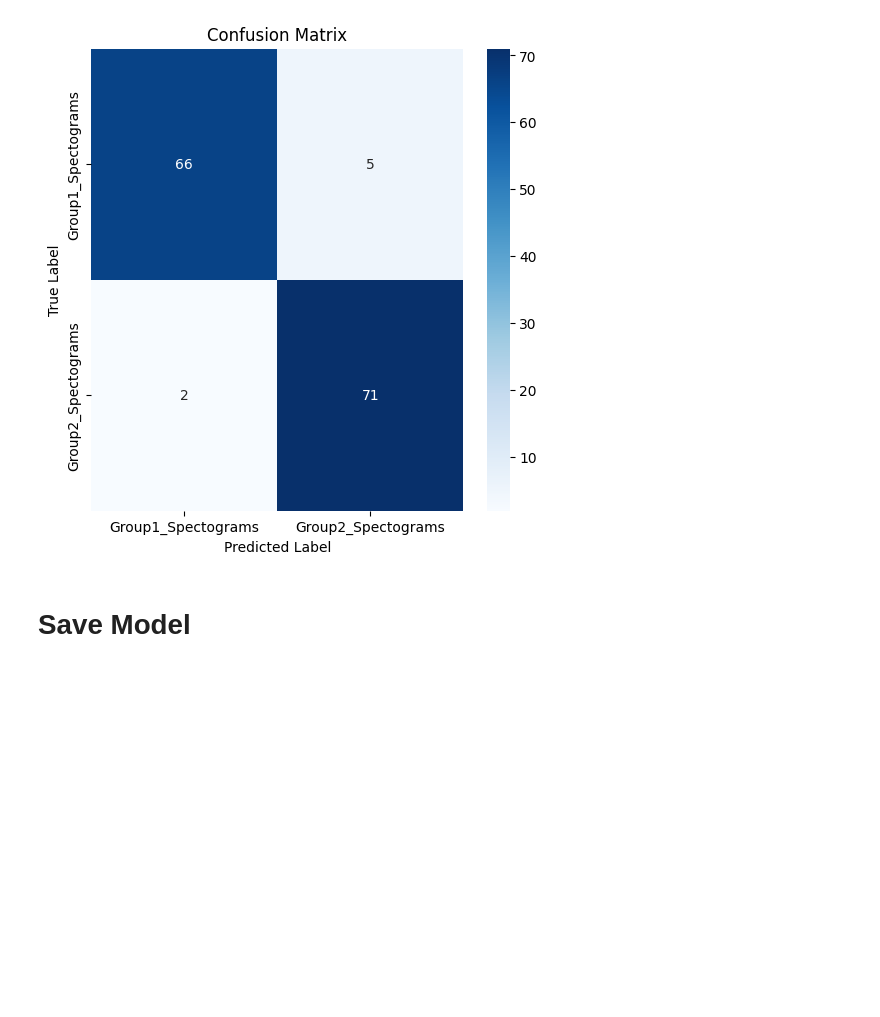
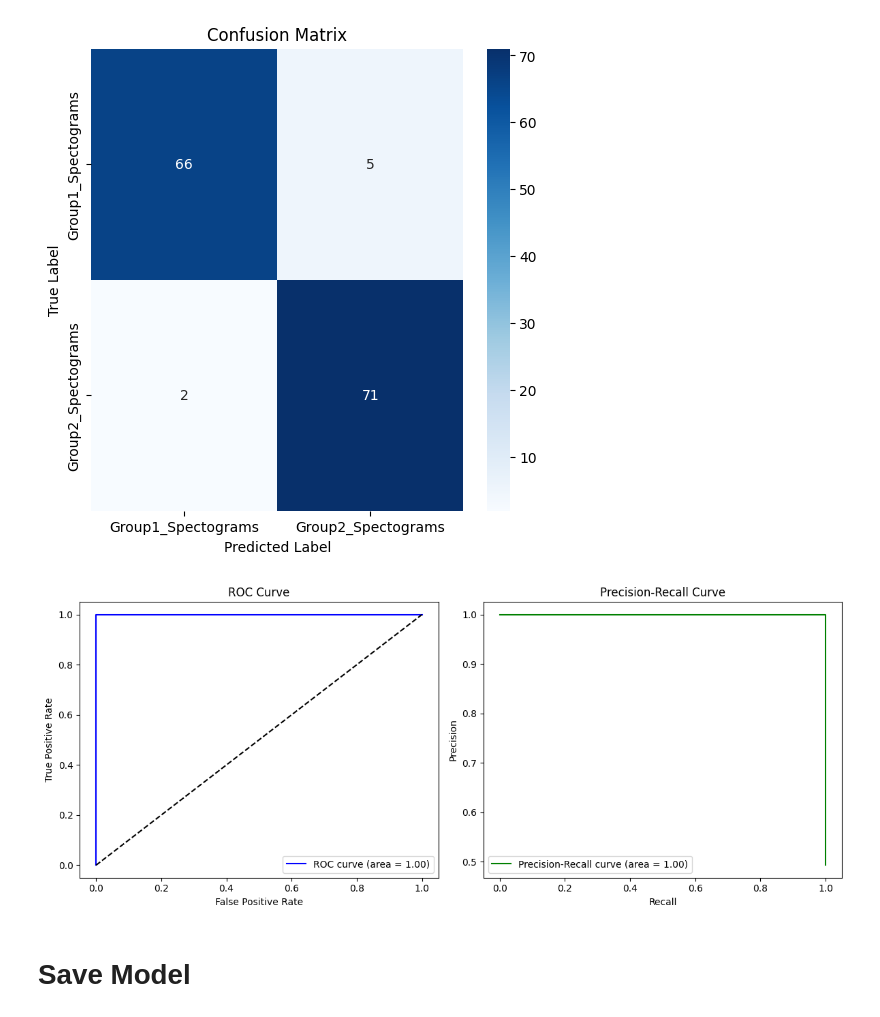
Before and after one commit to JeroenBuil/deegtal_coding_task, a Jupyter notebook: notebooks/2_Build_CNN_Model.ipynb, the cells around one changed output. Cells and saved outputs as stored; diff of their text form; code cells hidden in the pictures; blank space fills up the shorter version.

```diff
--- a/notebooks/Build_CNN_Model.ipynb
+++ b/notebooks/2_Build_CNN_Model.ipynb
@@ -298,6 +285,8 @@ class SimpleCNN(nn.Module):
         return x
 
 # Instantiate the model, define the loss function and optimizer
+device = torch.device('cuda' if torch.cuda.is_available() else 'cpu')
+
 model = SimpleCNN()
 criterion = nn.CrossEntropyLoss()
 optimizer = optim.Adam(model.parameters(), lr=0.001)
@@ -428,6 +417,64 @@ plt.show()
 # %% [output]
 Accuracy: 95.14%         F1-score: 95.30%
 [figure]
+# %%
+from sklearn.metrics import roc_curve, precision_recall_curve, auc
+
+# Ensure model is in evaluation mode
+model.eval()
+
+# Initialize lists to store true labels and predicted probabilities
+all_labels = []
+all_probs = []
+
+# Run through the test dataset
+with torch.no_grad():
+    for images, labels in test_loader:
+        images = images.to(device)
+        labels = labels.to(device)
+
+        # Forward pass and get predictions
+        outputs = model(images)
+        probs = torch.softmax(outputs, dim=1)[:, 1]  # Get probability for class 1
+
+        # Append to lists
+        all_labels.extend(labels.cpu().numpy())
+        all_probs.extend(probs.cpu().numpy())
+
+# Convert lists to numpy arrays for compatibility with sklearn
+all_labels = np.array(all_labels)
+all_probs = np.array(all_probs)
+
+# Compute ROC curve and AUC
+fpr, tpr, _ = roc_curve(all_labels, all_probs)
+roc_auc = auc(fpr, tpr)
+
+# Compute Precision-Recall curve and AUC
+precision, recall, _ = precision_recall_curve(all_labels, all_probs)
+pr_auc = auc(recall, precision)
+
+# Plotting ROC and Precision-Recall curves
+fig, axes = plt.subplots(1, 2, figsize=(12, 5))
+
+# ROC Curve
+axes[0].plot(fpr, tpr, color='b', label=f'ROC curve (area = {roc_auc:.2f})')
+axes[0].plot([0, 1], [0, 1], 'k--')  # Diagonal line for random guessing
+axes[0].set_xlabel('False Positive Rate')
+axes[0].set_ylabel('True Positive Rate')
+axes[0].set_title('ROC Curve')
+axes[0].legend(loc="lower right")
+
+# Precision-Recall Curve
+axes[1].plot(recall, precision, color='g', label=f'Precision-Recall curve (area = {pr_auc:.2f})')
+axes[1].set_xlabel('Recall')
+axes[1].set_ylabel('Precision')
+axes[1].set_title('Precision-Recall Curve')
+axes[1].legend(loc="lower left")
+
+plt.tight_layout()
+plt.show()
+# %% [output]
+[figure, added]
 # %% [markdown]
 # Save Model
 # %%
```
Also changed, not shown: parts of 4 cells of this notebook, 3 other files.
